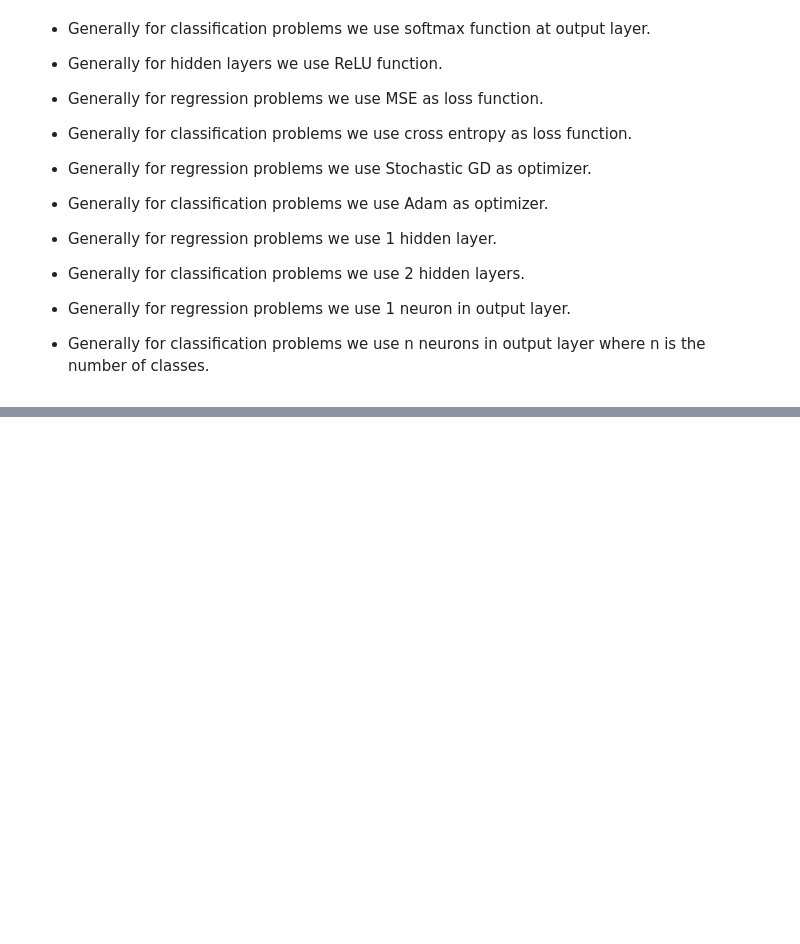
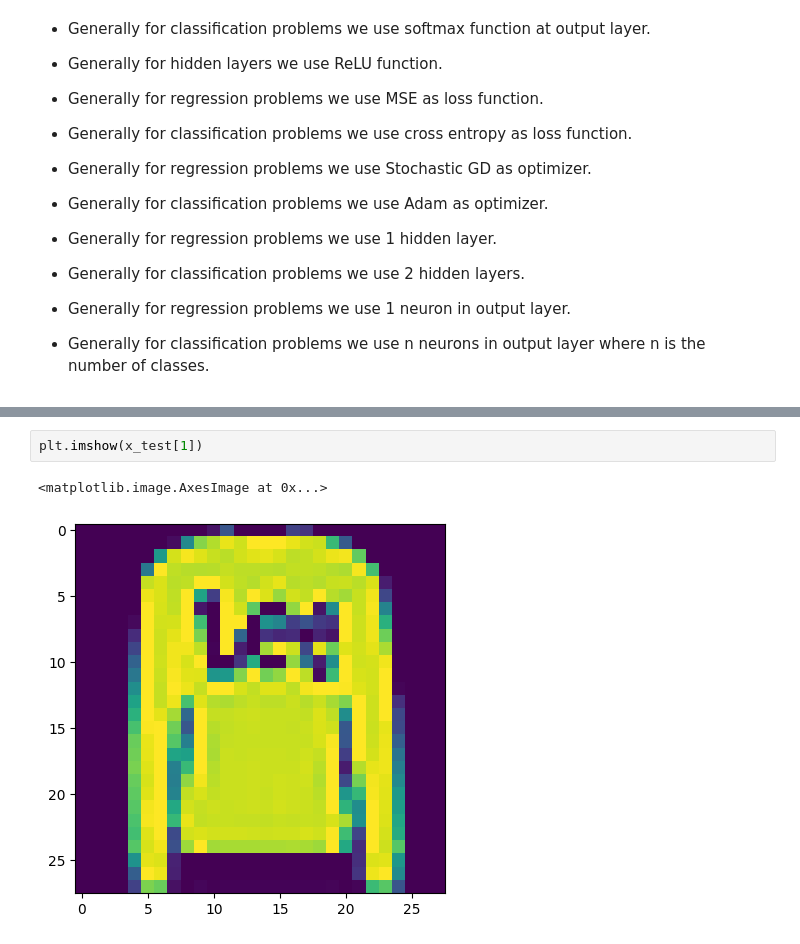
Before and after one commit to Sahib61003/Deep_Learning_Internshala, a Jupyter notebook: Module2.ipynb, the cells around one changed output, grey strips where cells are left out. Drawn from its saved outputs; the diff is of its cells as text; blank space fills up the shorter version.

```diff
--- a/Module2.ipynb
+++ b/Module2.ipynb
@@ -299,0 +599,5 @@ Input Layer -> Hidden Layer 1 -> Hidden Layer 2 -> Output Layer
+# %%
+plt.imshow(x_test[1])
+# %% [output]
+<matplotlib.image.AxesImage at 0x...>
+[figure, added]
```
Also changed, not shown: parts of 39 cells of this notebook.
